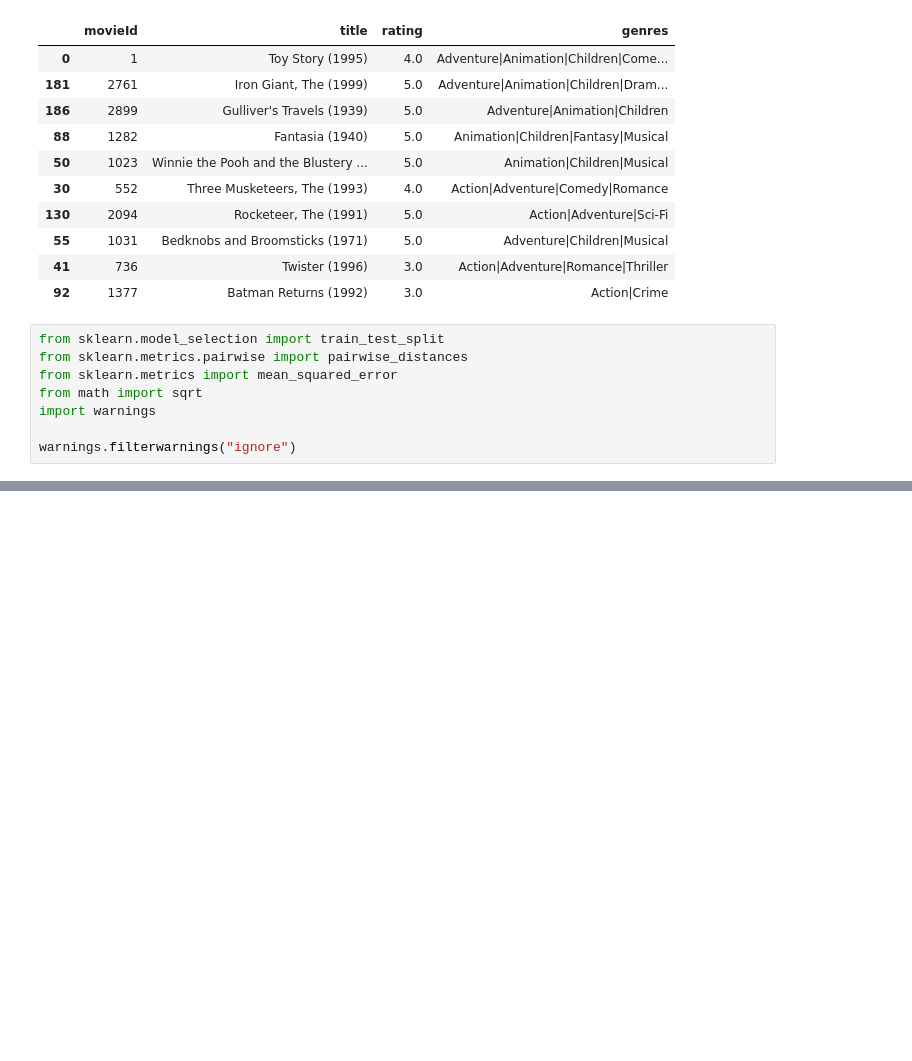
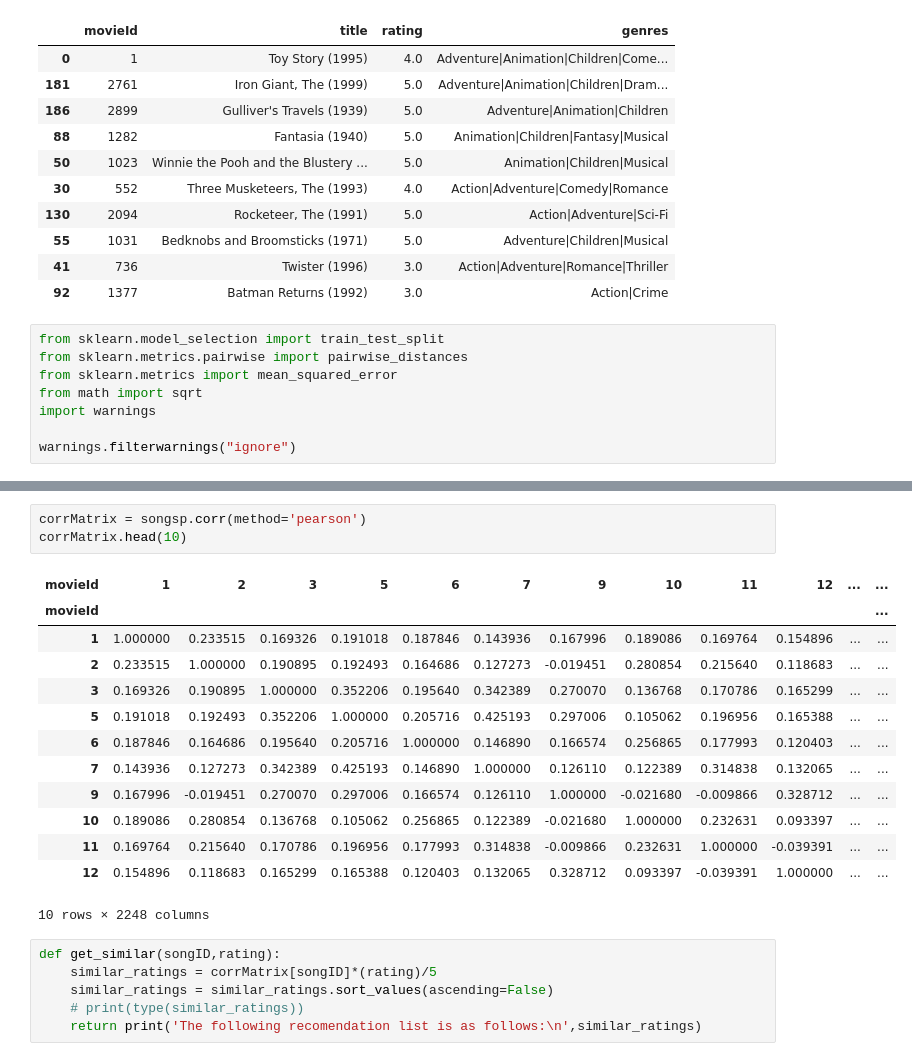
Before and after one commit to Ammar-Man/P1_2023_Decision, a Jupyter notebook: final_project.ipynb, the cells around one changed output, grey strips where cells are left out. Drawn from its saved outputs; the diff is of its cells as text; blank space fills up the shorter version.

```diff
--- a/final_project.ipynb
+++ b/final_project.ipynb
@@ -280,0 +270,23 @@ get_user_user_recommendations(target_user_id,user_item_matrix)
+# %%
+corrMatrix = songsp.corr(method='pearson')
+corrMatrix.head(10)
+# %% [output]
+| movieId | 1 | 2 | 3 | 5 | 6 | 7 | 9 | 10 | 11 | 12 | ... | ... |
+| movieId |  |  |  |  |  |  |  |  |  |  |  | ... |
+| 1 | 1.000000 | 0.233515 | 0.169326 | 0.191018 | 0.187846 | 0.143936 | 0.167996 | 0.189086 | 0.169764 | 0.154896 | ... | ... |
+| 2 | 0.233515 | 1.000000 | 0.190895 | 0.192493 | 0.164686 | 0.127273 | -0.019451 | 0.280854 | 0.215640 | 0.118683 | ... | ... |
+| 3 | 0.169326 | 0.190895 | 1.000000 | 0.352206 | 0.195640 | 0.342389 | 0.270070 | 0.136768 | 0.170786 | 0.165299 | ... | ... |
+| 5 | 0.191018 | 0.192493 | 0.352206 | 1.000000 | 0.205716 | 0.425193 | 0.297006 | 0.105062 | 0.196956 | 0.165388 | ... | ... |
+| 6 | 0.187846 | 0.164686 | 0.195640 | 0.205716 | 1.000000 | 0.146890 | 0.166574 | 0.256865 | 0.177993 | 0.120403 | ... | ... |
+| 7 | 0.143936 | 0.127273 | 0.342389 | 0.425193 | 0.146890 | 1.000000 | 0.126110 | 0.122389 | 0.314838 | 0.132065 | ... | ... |
+| 9 | 0.167996 | -0.019451 | 0.270070 | 0.297006 | 0.166574 | 0.126110 | 1.000000 | -0.021680 | -0.009866 | 0.328712 | ... | ... |
+| 10 | 0.189086 | 0.280854 | 0.136768 | 0.105062 | 0.256865 | 0.122389 | -0.021680 | 1.000000 | 0.232631 | 0.093397 | ... | ... |
+| 11 | 0.169764 | 0.215640 | 0.170786 | 0.196956 | 0.177993 | 0.314838 | -0.009866 | 0.232631 | 1.000000 | -0.039391 | ... | ... |
+| 12 | 0.154896 | 0.118683 | 0.165299 | 0.165388 | 0.120403 | 0.132065 | 0.328712 | 0.093397 | -0.039391 | 1.000000 | ... | ... |
+10 rows × 2248 columns
+# %%
+def get_similar(songID,rating):
+    similar_ratings = corrMatrix[songID]*(rating)/5
+    similar_ratings = similar_ratings.sort_values(ascending=False)
+    # print(type(similar_ratings))
+    return print('The following recomendation list is as follows:\n',similar_ratings)
```
Also changed, not shown: parts of 17 cells of this notebook, 1 other file.
